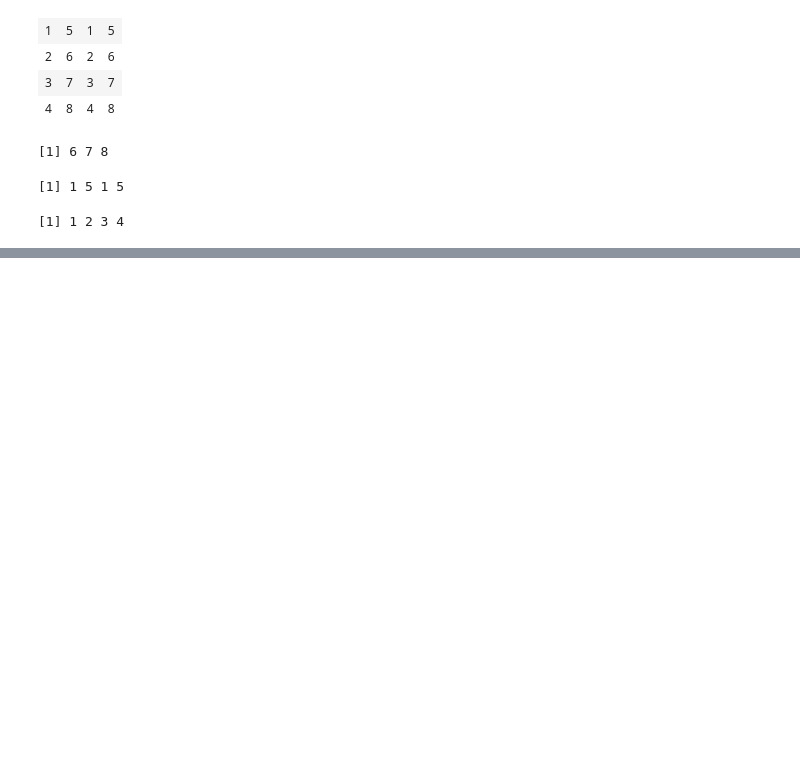
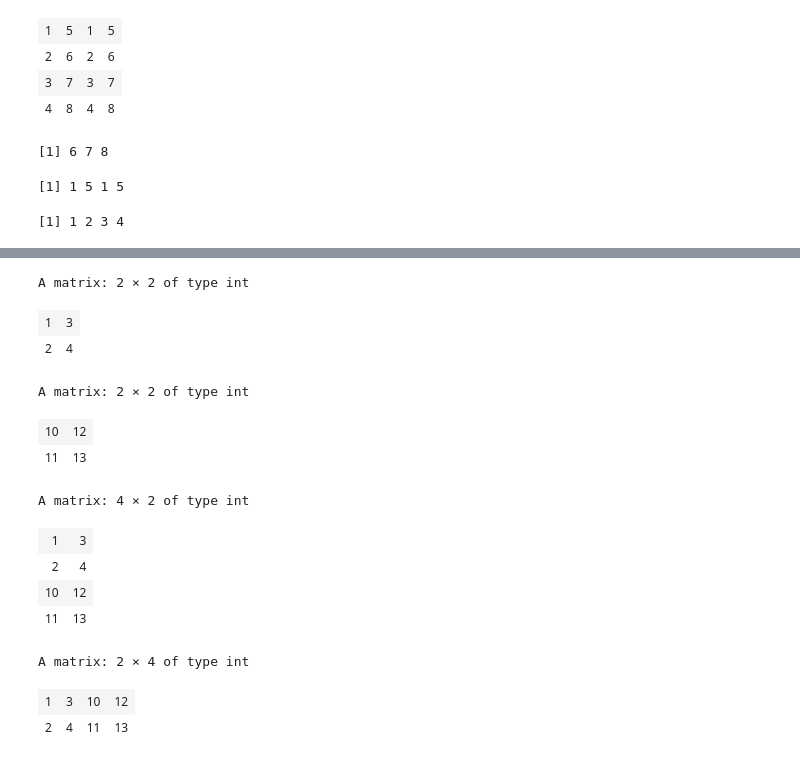
Before and after one commit to Prasannas544/Business_Analytics, a Jupyter notebook: 11thJuly.ipynb, the cells around one changed output, grey strips where cells are left out. Drawn from its saved outputs; the diff is of its cells as text; code cells hidden in the pictures; blank space fills up the shorter version.

```diff
--- a/11thJuly.ipynb
+++ b/11thJuly.ipynb
@@ -103,0 +130,23 @@ my_mat[,1]
+# %%
+arr1
+# %% [output]
+A matrix: 2 × 2 of type int
+| 1 | 3 |
+| 2 | 4 |
+# %%
+arr2
+# %% [output]
+A matrix: 2 × 2 of type int
+| 10 | 12 |
+| 11 | 13 |
+# %%
+#Rows are combined
+arr3=rbind(arr1,arr2)
+# %%
+arr3
+# %% [output]
+A matrix: 4 × 2 of type int
+| 1 | 3 |
+| 2 | 4 |
+| 10 | 12 |
+| 11 | 13 |
@@ -103,0 +155,6 @@ my_mat[,1]
+# %%
+cbind(arr1,arr2)
+# %% [output]
+A matrix: 2 × 4 of type int
+| 1 | 3 | 10 | 12 |
+| 2 | 4 | 11 | 13 |
```
Also changed, not shown: parts of 20 cells of this notebook.
